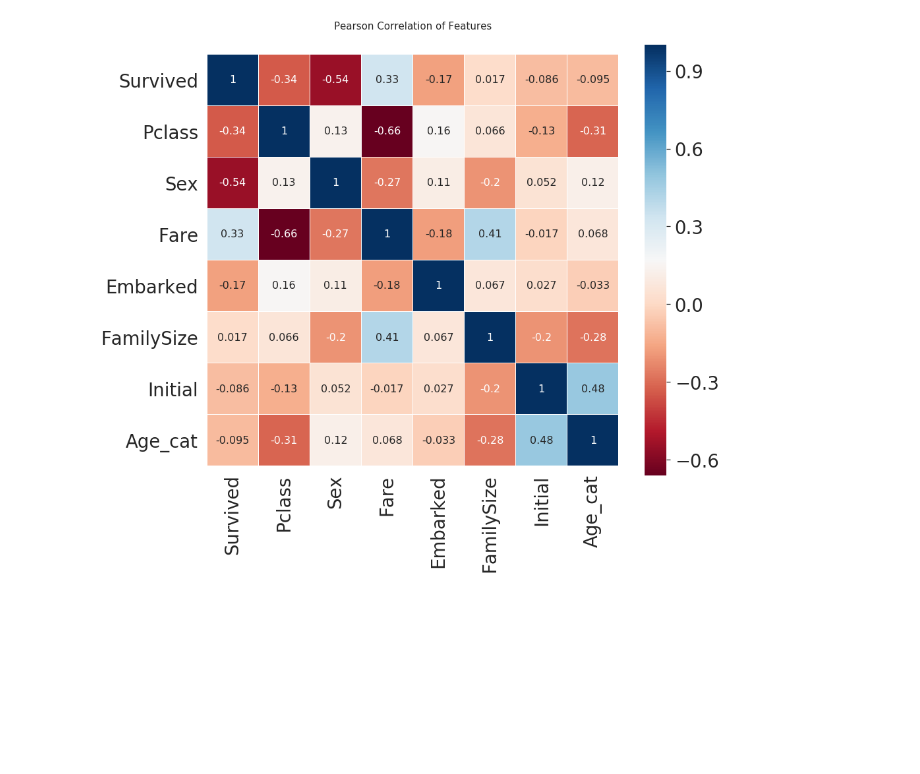
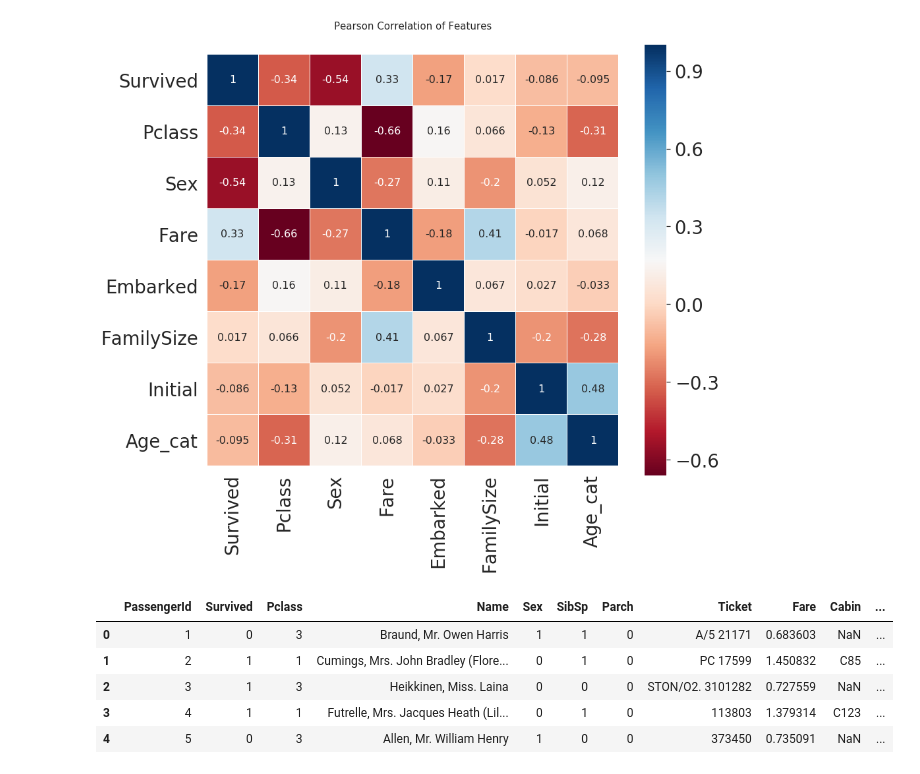
Before and after one commit to jihyunjeongme/data-analysis-kaggle, a Jupyter notebook: [Kaggle_Titanic]_EDA_To_prediction(DieTanic).ipynb, the cells around one changed output. Saved outputs shown, nothing was run; the diff lists cells and outputs as text; code cells hidden in the pictures; blank space fills up the shorter version.

```diff
--- a/[Kaggle_Titanic]_EDA_To_prediction(DieTanic).ipynb
+++ b/[Kaggle_Titanic]_EDA_To_prediction(DieTanic).ipynb
@@ -700,0 +699,22 @@ del heatmap_data
+# %%
+# 3.4 one-hot encoding on Initial and Embarked
+
+# 수치화시킨 카테고리 데이터를 그대로 넣어도 되지만, 모델의 서능을 높이기 위해 one-hot encoding을 해줄 수 있습니다.
+# 수치화는 간단히 Master == 0, Miss == 1, Mr == 2, Mrs == 3, Other == 4로 매핑해주는 것을 말합니다.
+# One-hot encoding은 위 카테고리를 아래와 같이 (0,1)로 이루어진 5차원의 벡터로 나타내는 것을 말합니다.
+
+# pandas의 get_dummies를 사용하여 쉽게 해결 할 수 있습니다.
+# 총 5개의 카테고리니, one-hot encoding을 하고 나면 새로운 5개의 column이 생겨납니다.
+# Initial을 prefix로 두어서 구분이 쉽게 만들어줍니다.
+
+df_train = pd.get_dummies(df_train, columns=['Initial'], prefix='Initial')
+df_test = pd.get_dummies(df_test, columns=['Initial'], prefix='Initial')
+# %%
+df_train.head()
+# %% [output]
+|  | PassengerId | Survived | Pclass | Name | Sex | SibSp | Parch | Ticket | Fare | Cabin | ... |
+| 0 | 1 | 0 | 3 | Braund, Mr. Owen Harris | 1 | 1 | 0 | A/5 21171 | 0.683603 | NaN | ... |
+| 1 | 2 | 1 | 1 | Cumings, Mrs. John Bradley (Flore... | 0 | 1 | 0 | PC 17599 | 1.450832 | C85 | ... |
+| 2 | 3 | 1 | 3 | Heikkinen, Miss. Laina | 0 | 0 | 0 | STON/O2. 3101282 | 0.727559 | NaN | ... |
+| 3 | 4 | 1 | 1 | Futrelle, Mrs. Jacques Heath (Lil... | 0 | 1 | 0 | 113803 | 1.379314 | C123 | ... |
+| 4 | 5 | 0 | 3 | Allen, Mr. William Henry | 1 | 0 | 0 | 373450 | 0.735091 | NaN | ... |
```
Also changed, not shown: parts of 5 cells of this notebook.
